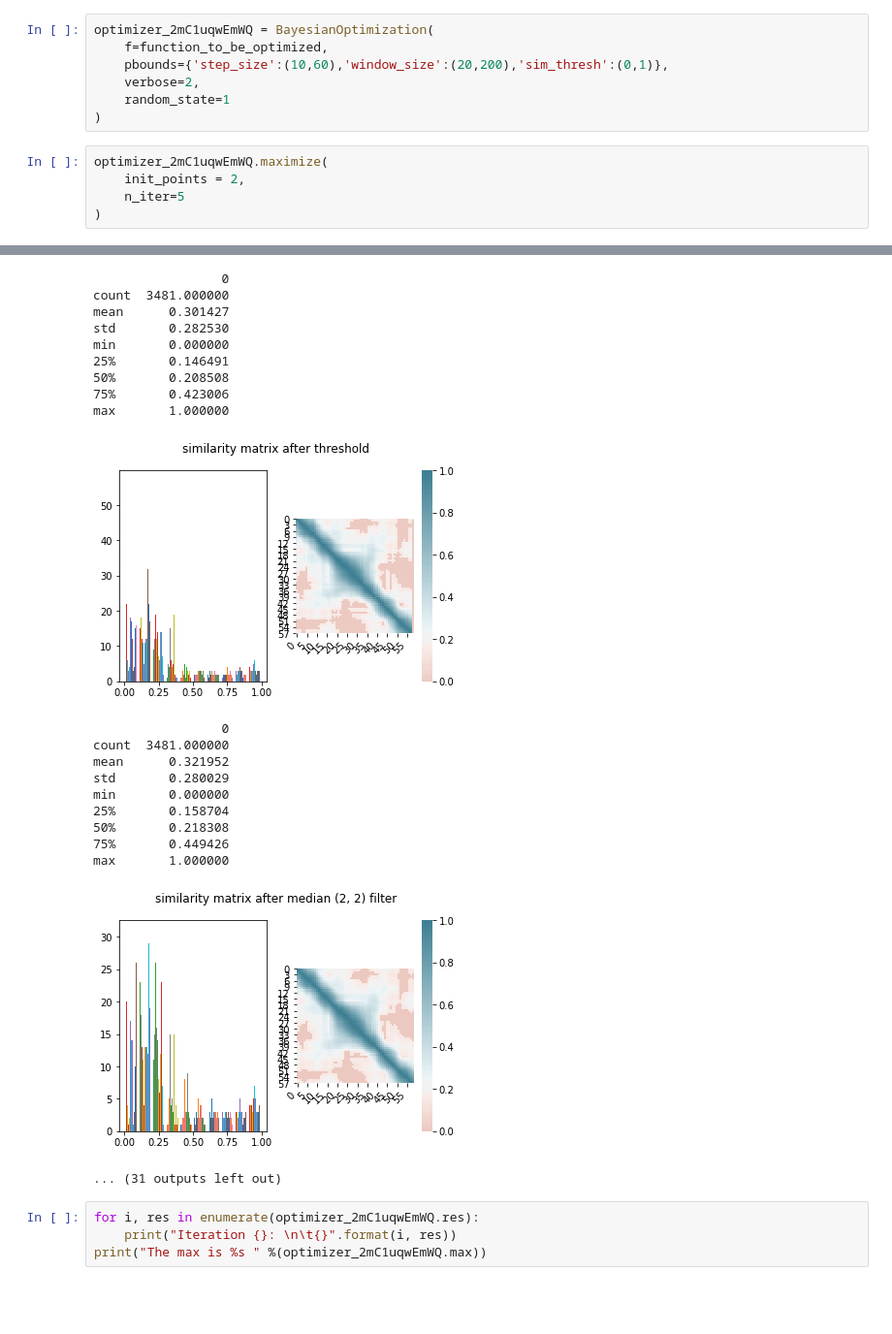
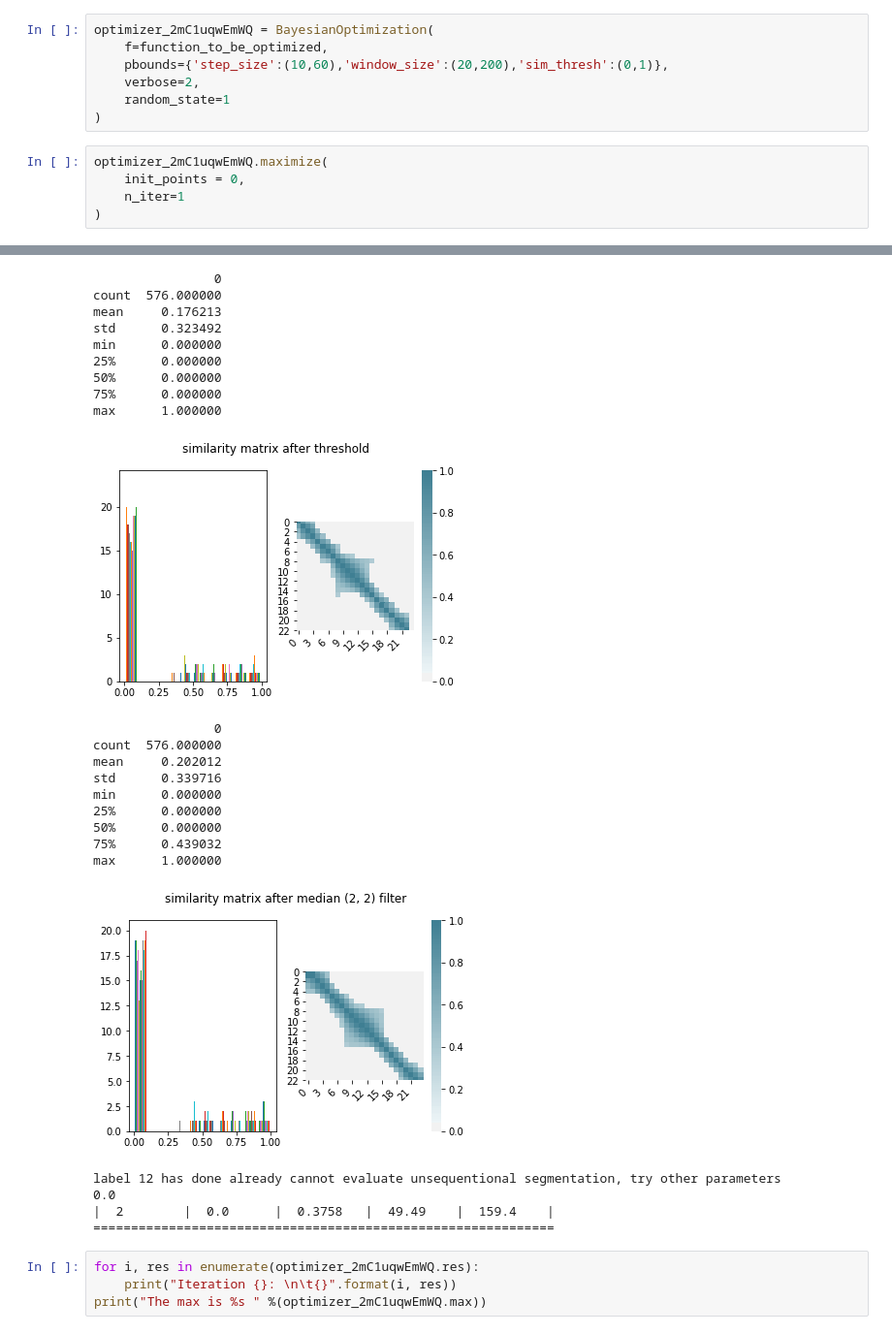
Before and after one commit to yanivohayon8/CLMN7-DSC-PROJECT, a Jupyter notebook: poc/5-yaniv-bayesianoptimization.ipynb, the cells around one changed output, grey strips where cells are left out. Shown at 97% size. Saved outputs shown, nothing was run; the diff lists cells and outputs as text; blank space fills up the shorter version.

```diff
--- a/poc/5-yaniv-bayesianoptimization.ipynb
+++ b/poc/5-yaniv-bayesianoptimization.ipynb
@@ -306,8 +309,8 @@ optimizer_2mC1uqwEmWQ = BayesianOptimization(
 )
 # %%
 optimizer_2mC1uqwEmWQ.maximize(
-    init_points = 2,
-    n_iter=5
+    init_points = 0,
+    n_iter=1
 )
 # %% [output]
 |   iter    |  target   | sim_th... | step_size | window... |
@@ -359,24 +363,27 @@ max       1.000000
-                 0
-count  3481.000000
-mean      0.301427
-std       0.282530
-min       0.000000
-25%       0.146491
-50%       0.208508
-75%       0.423006
-max       1.000000
+                0
+count  576.000000
+mean     0.176213
+std      0.323492
+min      0.000000
+25%      0.000000
+50%      0.000000
+75%      0.000000
+max      1.000000
-[figure, old version]
+[figure, new version]
-                 0
-count  3481.000000
-mean      0.321952
-std       0.280029
-min       0.000000
-25%       0.158704
-50%       0.218308
-75%       0.449426
-max       1.000000
+                0
+count  576.000000
+mean     0.202012
+std      0.339716
+min      0.000000
+25%      0.000000
+50%      0.000000
+75%      0.439032
+max      1.000000
-[figure, old version]
+[figure, new version]
-... (31 outputs left out)
+label 12 has done already cannot evaluate unsequentional segmentation, try other parameters
+0.0
+|  2        |  0.0      |  0.3758   |  49.49    |  159.4    |
+=============================================================
 # %%
 for i, res in enumerate(optimizer_2mC1uqwEmWQ.res):
     print("Iteration {}: \n\t{}".format(i, res))
```
Also changed, not shown: parts of 3 cells of this notebook, 11 other files.
